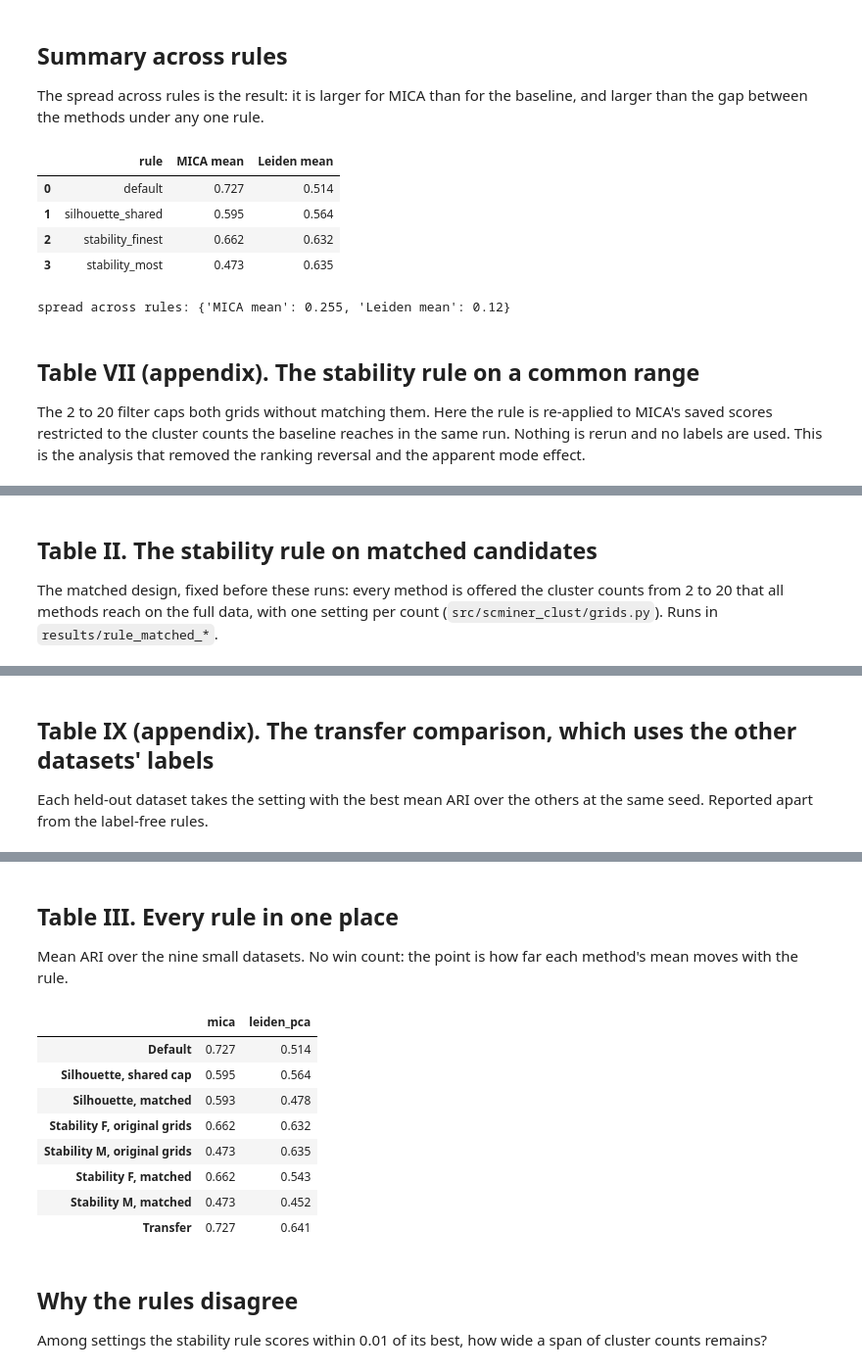
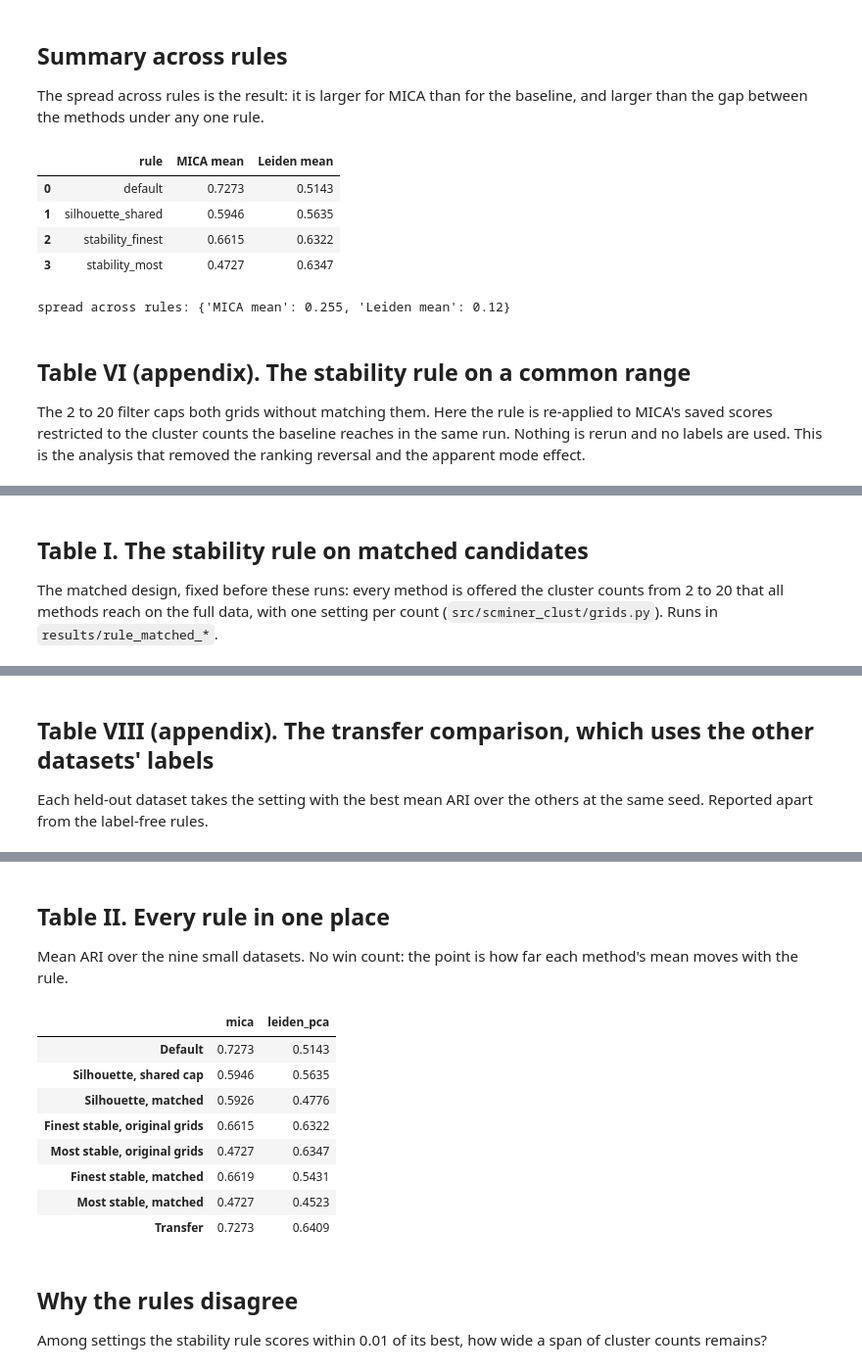
Before and after one commit to utshabkg/scminer-clustering, a Jupyter notebook: notebooks/assignment3_results.ipynb, the cells around one changed output, grey strips where cells are left out. Shown at 98% size. Saved outputs shown, nothing was run; the diff lists cells and outputs as text; code cells hidden in the pictures.

```diff
--- a/notebooks/assignment3_results.ipynb
+++ b/notebooks/assignment3_results.ipynb
@@ -85,17 +84,17 @@ summary = pd.DataFrame([
     for r in ["default", "silhouette_shared", "stability_finest", "stability_most"]
     if r in nums and "mica_mean" in nums[r]])
 spread = summary[["MICA mean", "Leiden mean"]].max() - summary[["MICA mean", "Leiden mean"]].min()
-display(summary.round(3))
+display(summary.round(4))
 print("spread across rules:", spread.round(3).to_dict())
 # %% [output]
 |  | rule | MICA mean | Leiden mean |
-| 0 | default | 0.727 | 0.514 |
-| 1 | silhouette_shared | 0.595 | 0.564 |
-| 2 | stability_finest | 0.662 | 0.632 |
-| 3 | stability_most | 0.473 | 0.635 |
+| 0 | default | 0.7273 | 0.5143 |
+| 1 | silhouette_shared | 0.5946 | 0.5635 |
+| 2 | stability_finest | 0.6615 | 0.6322 |
+| 3 | stability_most | 0.4727 | 0.6347 |
 spread across rules: {'MICA mean': 0.255, 'Leiden mean': 0.12}
 # %% [markdown]
-## Table VII (appendix). The stability rule on a common range
+## Table VI (appendix). The stability rule on a common range
 
 The 2 to 20 filter caps both grids without matching them. Here the rule is re-applied to MICA's saved scores restricted to the cluster counts the baseline reaches in the same run. Nothing is rerun and no labels are used. This is the analysis that removed the ranking reversal and the apparent mode effect.
 # %%
@@ -127,7 +126,7 @@ mode test on a common range: {
  }
 }
 # %% [markdown]
-## Table II. The stability rule on matched candidates
+## Table I. The stability rule on matched candidates
 
 The matched design, fixed before these runs: every method is offered the cluster counts from 2 to 20 that all methods reach on the full data, with one setting per count (`src/scminer_clust/grids.py`). Runs in `results/rule_matched_*`.
 # %%
@@ -193,7 +192,7 @@ mode test on matched candidates: {
  }
 }
 # %% [markdown]
-## Table IX (appendix). The transfer comparison, which uses the other datasets' labels
+## Table VIII (appendix). The transfer comparison, which uses the other datasets' labels
 
 Each held-out dataset takes the setting with the best mean ARI over the others at the same seed. Reported apart from the label-free rules.
 # %%
@@ -231,21 +230,21 @@ print(json.dumps(mn.get("transfer", {}), indent=1))
  }
 }
 # %% [markdown]
-## Table III. Every rule in one place
+## Table II. Every rule in one place
 
 Mean ARI over the nine small datasets. No win count: the point is how far each method's mean moves with the rule.
 # %%
-display(pd.DataFrame(mn["summary"]).T.round(3))
+display(pd.DataFrame(mn["summary"]).T.round(4))
 # %% [output]
 |  | mica | leiden_pca |
-| Default | 0.727 | 0.514 |
-| Silhouette, shared cap | 0.595 | 0.564 |
-| Silhouette, matched | 0.593 | 0.478 |
-| Stability F, original grids | 0.662 | 0.632 |
-| Stability M, original grids | 0.473 | 0.635 |
-| Stability F, matched | 0.662 | 0.543 |
-| Stability M, matched | 0.473 | 0.452 |
-| Transfer | 0.727 | 0.641 |
+| Default | 0.7273 | 0.5143 |
+| Silhouette, shared cap | 0.5946 | 0.5635 |
+| Silhouette, matched | 0.5926 | 0.4776 |
+| Finest stable, original grids | 0.6615 | 0.6322 |
+| Most stable, original grids | 0.4727 | 0.6347 |
+| Finest stable, matched | 0.6619 | 0.5431 |
+| Most stable, matched | 0.4727 | 0.4523 |
+| Transfer | 0.7273 | 0.6409 |
 # %% [markdown]
 ## Why the rules disagree
 
```
Also changed, not shown: parts of 3 cells of this notebook, 21 other files.
